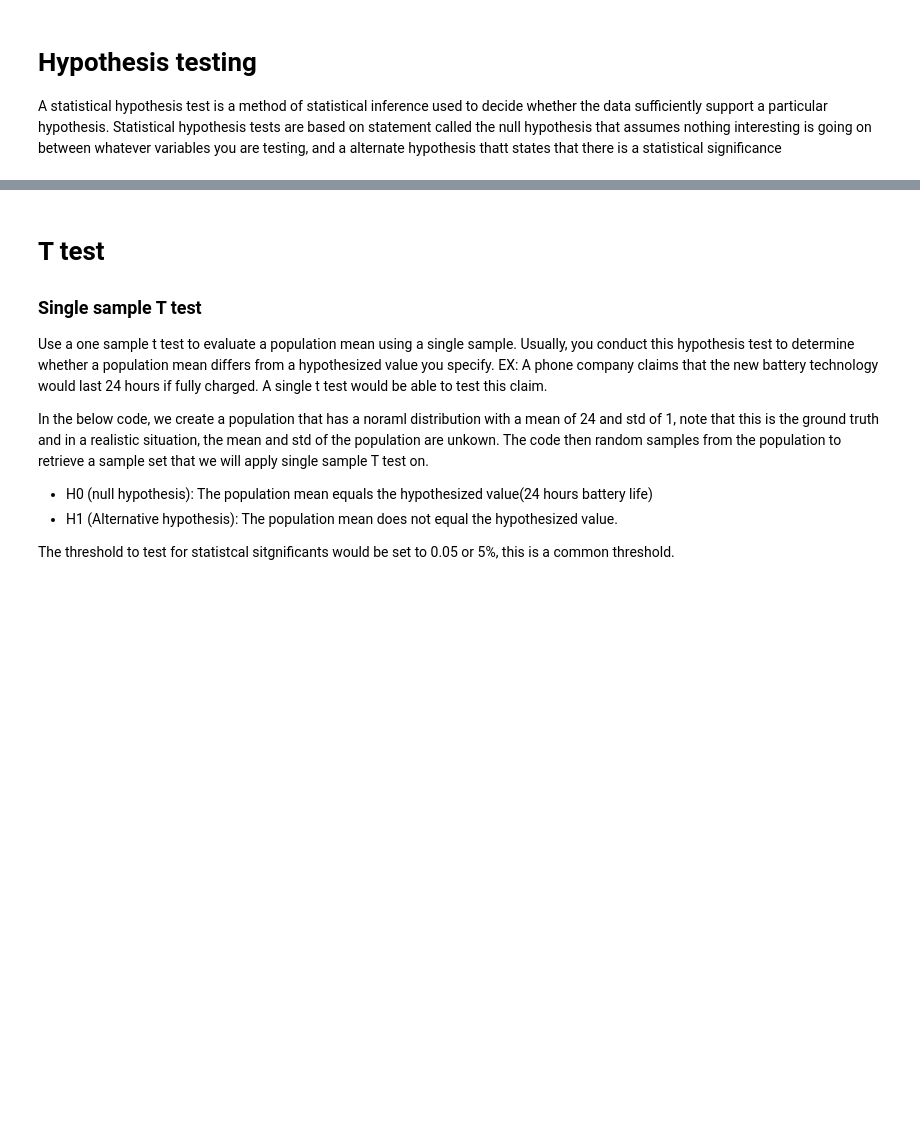
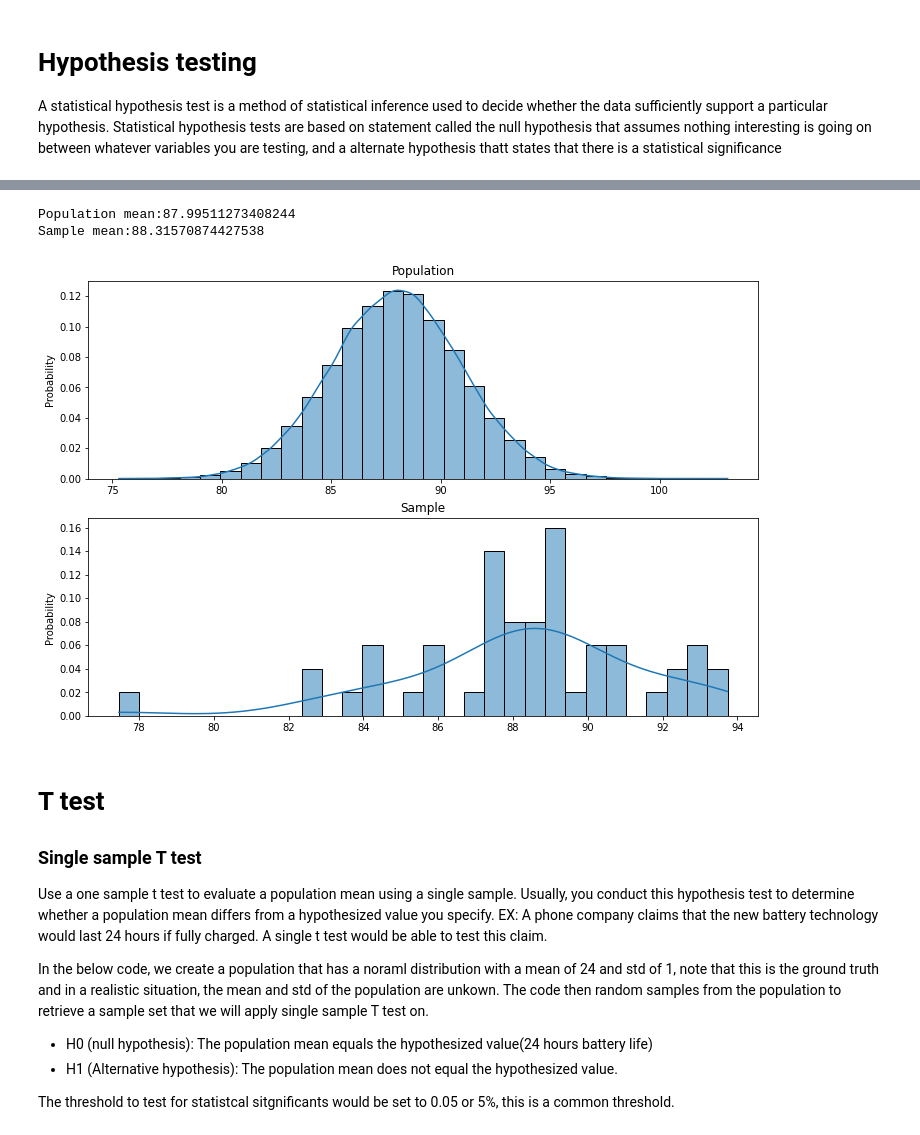
Before and after one commit to chris199713/Hypothesis_test, a Jupyter notebook: Hypothesis_testing.ipynb, the cells around one changed output, grey strips where cells are left out. Saved outputs shown, nothing was run; the diff lists cells and outputs as text; code cells hidden in the pictures; blank space fills up the shorter version.

```diff
--- a/Hypothesis_testing.ipynb
+++ b/Hypothesis_testing.ipynb
@@ -12,3 +91,22 @@ from random import sample
+# %%
+population_speed = np.random.normal(88, 3, 100000)
+sample_speed = np.random.choice(population_speed,size = 50)
+fig,ax = plt.subplots(nrows = 2, ncols = 1,figsize = (12,8))
+
+sns.histplot(population_speed, bins=30, kde=True, stat='probability',ax = ax[0], label = 'Population')
+sns.histplot(sample_speed, bins=30, kde=True, stat='probability',ax = ax[1],label = 'Sample')
+
+print(f'Population mean:{population_speed.mean()}')
+print(f'Sample mean:{sample_speed.mean()}')
+
+ax[0].set_title('Population')
+ax[1].set_title('Sample')
+
+plt.show()
+# %% [output]
+Population mean:87.99511273408244
+Sample mean:88.31570874427538
+[figure, added]
 # %% [markdown]
 # T test
 ### Single sample T test
```
Also changed, not shown: parts of 6 cells of this notebook, 1 other file.
